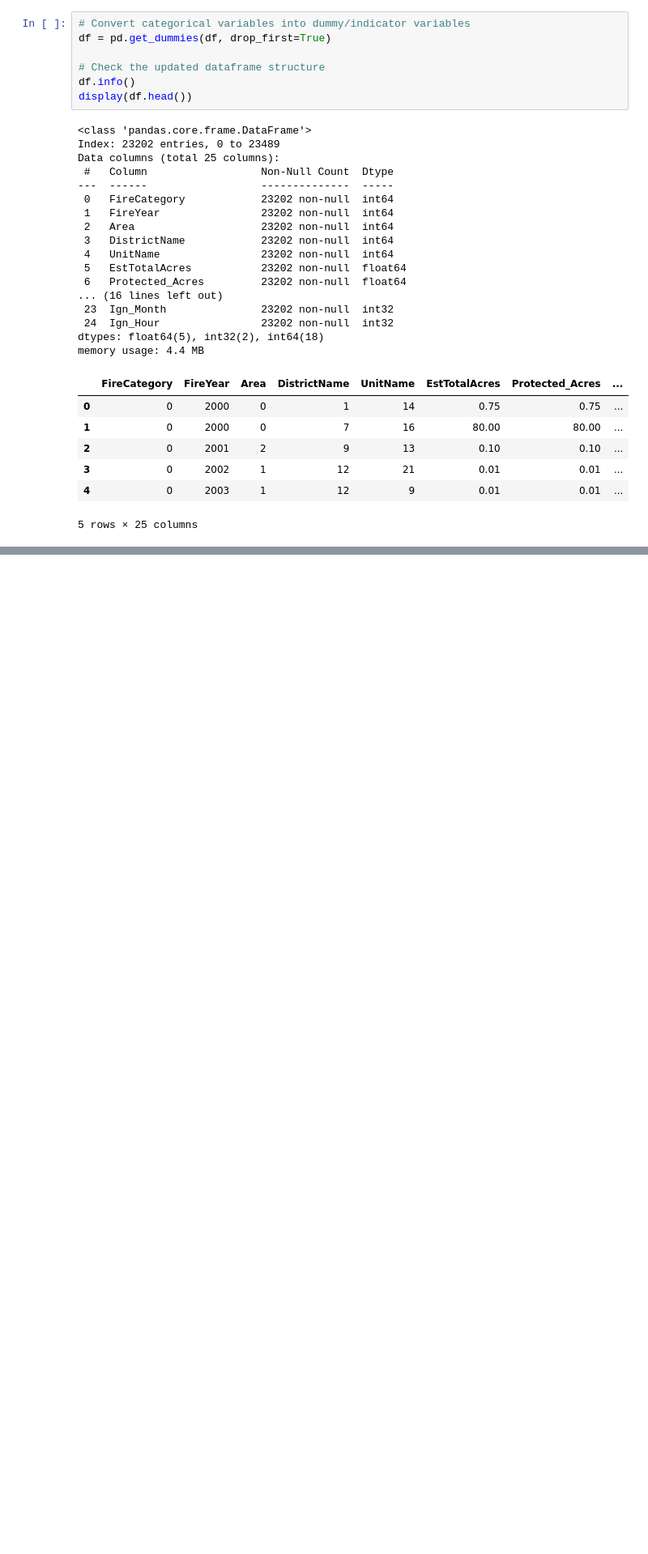
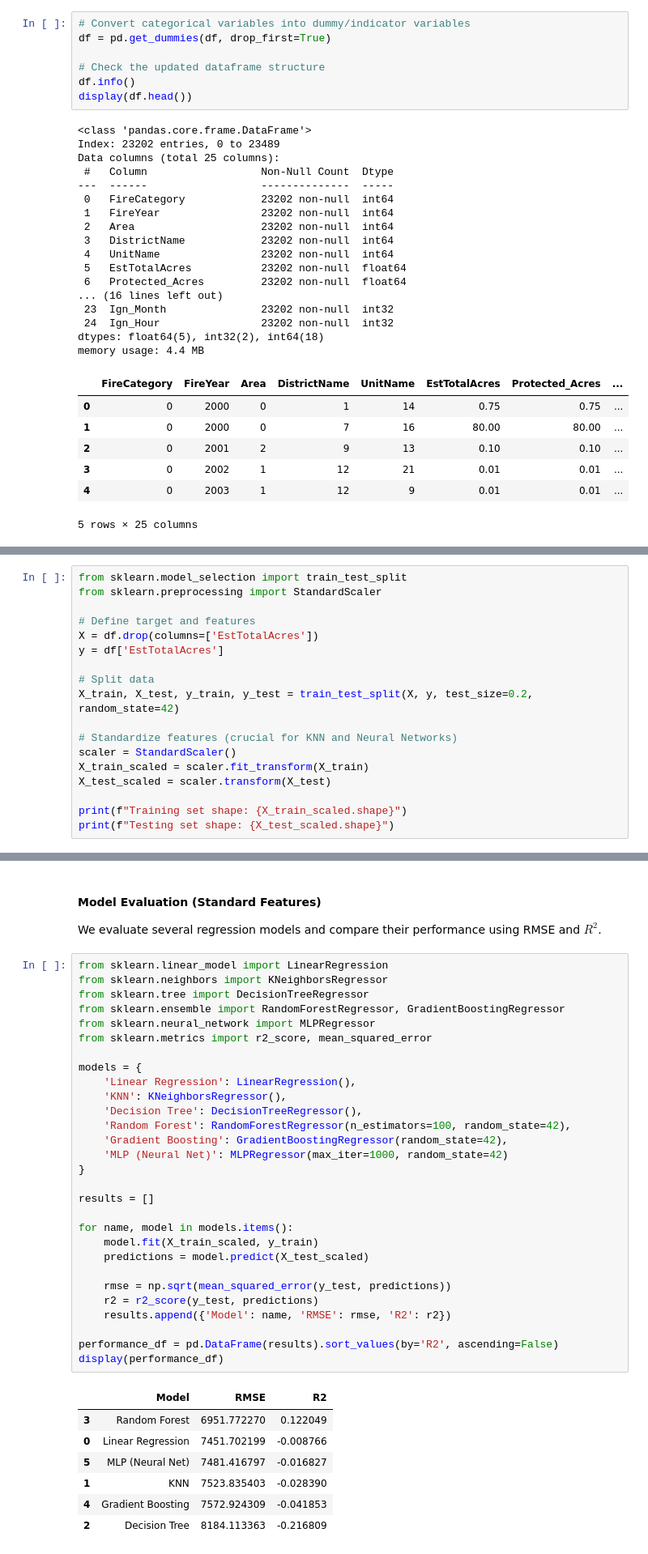
Before and after one commit to Jun062404/Fire-Occurance, a Jupyter notebook: FireOccurrence.ipynb, the cells around one changed output, grey strips where cells are left out. Shown at 81% size. Cells and saved outputs as stored; diff of their text form; blank space fills up the shorter version.

Commit message:
Model Evaluation
Model Evaluations and Model Tuning

```diff
--- a/FireOccurrence.ipynb
+++ b/FireOccurrence.ipynb
@@ -132,0 +137,18 @@ memory usage: 4.4 MB
+# %%
+from sklearn.model_selection import train_test_split
+from sklearn.preprocessing import StandardScaler
+
+# Define target and features
+X = df.drop(columns=['EstTotalAcres'])
+y = df['EstTotalAcres']
+
+# Split data
+X_train, X_test, y_train, y_test = train_test_split(X, y, test_size=0.2, random_state=42)
+
+# Standardize features (crucial for KNN and Neural Networks)
+scaler = StandardScaler()
+X_train_scaled = scaler.fit_transform(X_train)
+X_test_scaled = scaler.transform(X_test)
+
+print(f"Training set shape: {X_train_scaled.shape}")
+print(f"Testing set shape: {X_test_scaled.shape}")
@@ -132,0 +158,40 @@ memory usage: 4.4 MB
+# %% [markdown]
+#### Model Evaluation (Standard Features)
+We evaluate several regression models and compare their performance using RMSE and $R^2$.
+# %%
+from sklearn.linear_model import LinearRegression
+from sklearn.neighbors import KNeighborsRegressor
+from sklearn.tree import DecisionTreeRegressor
+from sklearn.ensemble import RandomForestRegressor, GradientBoostingRegressor
+from sklearn.neural_network import MLPRegressor
+from sklearn.metrics import r2_score, mean_squared_error
+
+models = {
+    'Linear Regression': LinearRegression(),
+    'KNN': KNeighborsRegressor(),
+    'Decision Tree': DecisionTreeRegressor(),
+    'Random Forest': RandomForestRegressor(n_estimators=100, random_state=42),
+    'Gradient Boosting': GradientBoostingRegressor(random_state=42),
+    'MLP (Neural Net)': MLPRegressor(max_iter=1000, random_state=42)
+}
+
+results = []
+
+for name, model in models.items():
+    model.fit(X_train_scaled, y_train)
+    predictions = model.predict(X_test_scaled)
+
+    rmse = np.sqrt(mean_squared_error(y_test, predictions))
+    r2 = r2_score(y_test, predictions)
+    results.append({'Model': name, 'RMSE': rmse, 'R2': r2})
+
+performance_df = pd.DataFrame(results).sort_values(by='R2', ascending=False)
+display(performance_df)
+# %% [output]
+|  | Model | RMSE | R2 |
+| 3 | Random Forest | 6951.772270 | 0.122049 |
+| 0 | Linear Regression | 7451.702199 | -0.008766 |
+| 5 | MLP (Neural Net) | 7481.416797 | -0.016827 |
+| 1 | KNN | 7523.835403 | -0.028390 |
+| 4 | Gradient Boosting | 7572.924309 | -0.041853 |
+| 2 | Decision Tree | 8184.113363 | -0.216809 |
```
Also changed, not shown: parts of 6 cells of this notebook.
